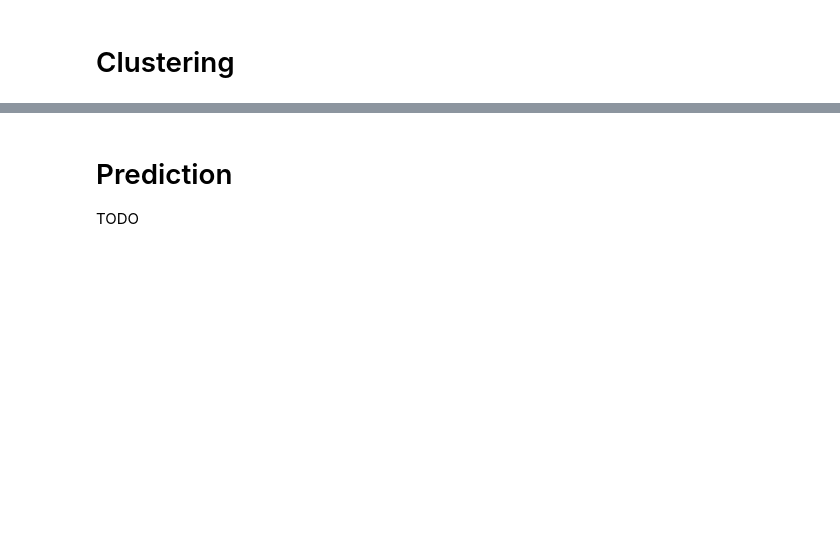
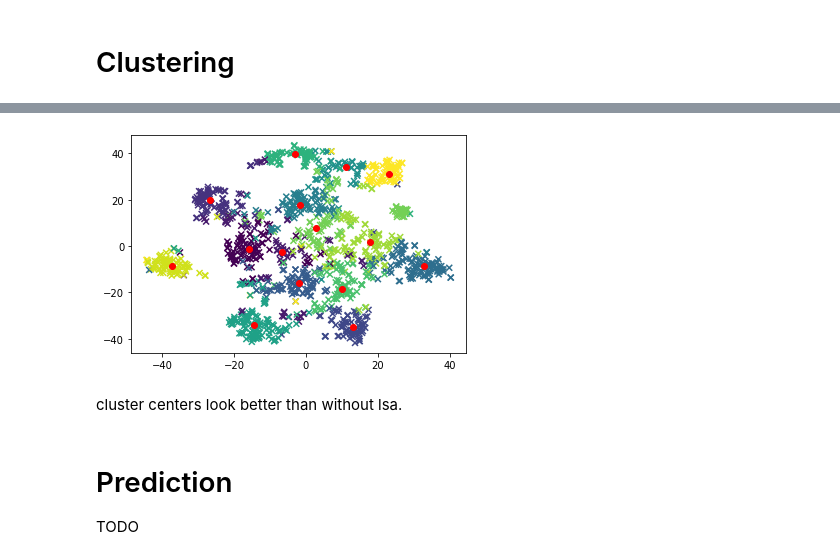
Before and after one commit to DonatJR/ita_ws20, a Jupyter notebook: notebooks/k-means.ipynb, the cells around one changed output, grey strips where cells are left out. Drawn from its saved outputs; the diff is of its cells as text; code cells hidden in the pictures; blank space fills up the shorter version.

```diff
--- a/notebooks/k-means.ipynb
+++ b/notebooks/k-means.ipynb
@@ -205,0 +252,7 @@ plt.show()
+# %%
+n_components = 9
+X, svd = get_lsa_transformation(n_components, tfidf_corpus)
+num_topics = 15
+model = KMeans(n_clusters=num_topics, init='k-means++', max_iter=100, n_init=1)
+fit_model(model, X)
+print_clusters(model, vectorizer, n_components=n_components, svd=svd)
@@ -206,3 +277,9 @@ plt.show()
+# %%
+plot(model, X, n_components=n_components)
+# %% [output]
+[figure, added]
+# %% [markdown]
+cluster centers look better than without lsa.
 # %% [markdown]
 # Prediction
 TODO
```
Also changed, not shown: parts of 19 cells of this notebook.
